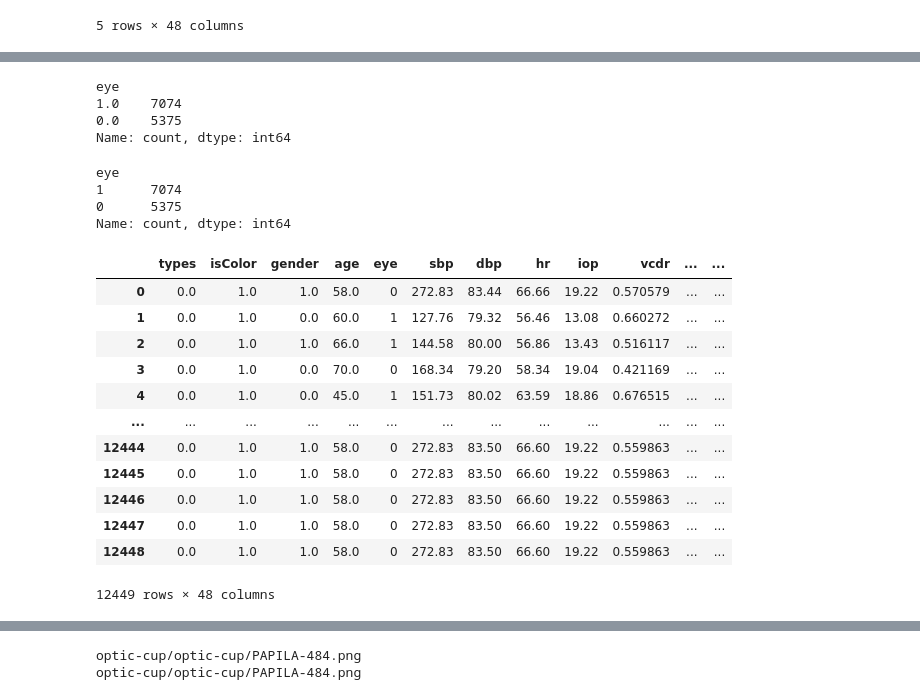
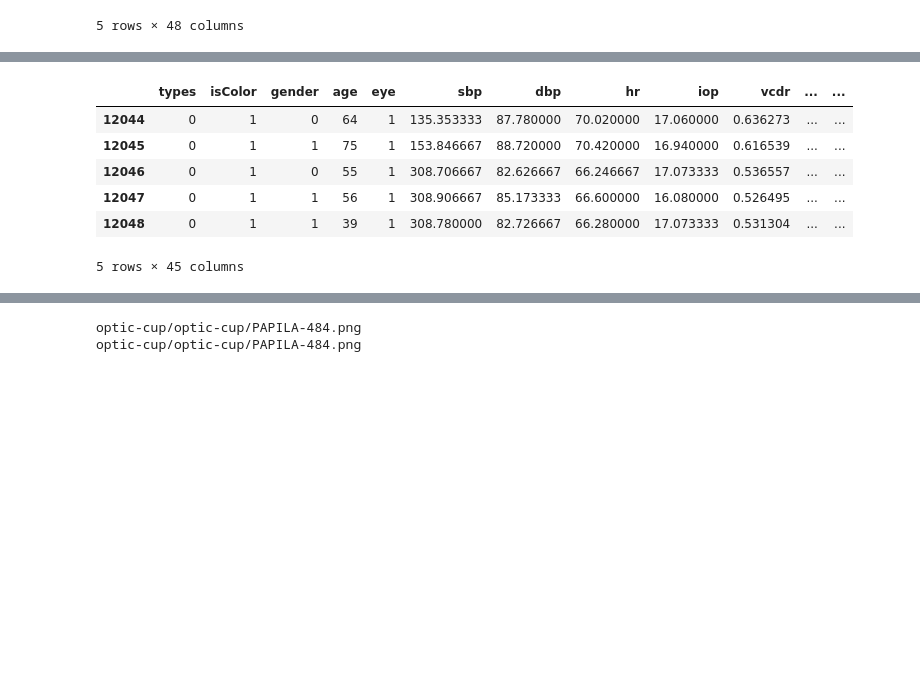
Before and after one commit to AhmedElZubair38/DISSERTATION, a Jupyter notebook: MOSTLY_Data_3/MODEL_2B.ipynb, the cells around one changed output, grey strips where cells are left out. Saved outputs shown, nothing was run; the diff lists cells and outputs as text; code cells hidden in the pictures; blank space fills up the shorter version.

```diff
--- a/MOSTLY_Data_3/MODEL_2B.ipynb
+++ b/MOSTLY_Data_3/MODEL_2B.ipynb
@@ -242,39 +194,0 @@ memory usage: 4.6+ MB
-# %%
-from sklearn.experimental import enable_iterative_imputer
-from sklearn.impute import IterativeImputer
-from sklearn.ensemble import RandomForestRegressor
-
-# Assuming 'data' is your original DataFrame
-
-# Separate the data into numerical and non-numerical subsets
-numerical_data = data.select_dtypes(include=[np.number])  # only numerical features
-
-# Check and fill columns with all NaN values
-for col in numerical_data.columns:
-    if numerical_data[col].isna().all():
-        numerical_data[col].fillna(0, inplace=True)  # or use another strategy
-
-# Check the number of columns before imputation
-print("Number of columns before imputation:", numerical_data.shape[1])
-
-# Initialize the IterativeImputer with a RandomForestRegressor
-imp = IterativeImputer(RandomForestRegressor(), max_iter=10, random_state=0)
-
-# Perform the imputation - fit and transform the numerical data
-numerical_data_imputed = imp.fit_transform(numerical_data)
-
-# Convert the imputed numerical data back to a pandas DataFrame
-# Debugging: Check the shape of the imputed data
-print("Shape of imputed data:", numerical_data_imputed.shape)
-
-# Create the DataFrame using the original column names
-# Here we're assuming that the columns should match the original
-# If not, adjust the columns parameter accordingly
-numerical_data_imputed = pd.DataFrame(numerical_data_imputed, columns=numerical_data.columns, index=numerical_data.index)
-
-# Combine the imputed numerical data back with the non-numerical data
-non_numerical_data = data.select_dtypes(exclude=[np.number])  # reselect to include changes
-data_imputed = pd.concat([numerical_data_imputed, non_numerical_data], axis=1)
-
-# Ensure the order of rows remains the same
-data_imputed = data_imputed.loc[data.index]
@@ -304,34 +263,12 @@ max        0.890000
-# %%
-data_imputed[["eye"]].value_counts()
-# %% [output]
-eye
-1.0    7074
-0.0    5375
-Name: count, dtype: int64
-# %%
-data_imputed['eye'] = data_imputed['eye'].round().astype(int)
-# %%
-data_imputed[["eye"]].value_counts()
-# %% [output]
-eye
-1      7074
-0      5375
-Name: count, dtype: int64
 # %%
 data = data_imputed
 
-data
+data.tail()
 # %% [output]
 |  | types | isColor | gender | age | eye | sbp | dbp | hr | iop | vcdr | ... | ... |
-| 0 | 0.0 | 1.0 | 1.0 | 58.0 | 0 | 272.83 | 83.44 | 66.66 | 19.22 | 0.570579 | ... | ... |
-| 1 | 0.0 | 1.0 | 0.0 | 60.0 | 1 | 127.76 | 79.32 | 56.46 | 13.08 | 0.660272 | ... | ... |
-| 2 | 0.0 | 1.0 | 1.0 | 66.0 | 1 | 144.58 | 80.00 | 56.86 | 13.43 | 0.516117 | ... | ... |
-| 3 | 0.0 | 1.0 | 0.0 | 70.0 | 0 | 168.34 | 79.20 | 58.34 | 19.04 | 0.421169 | ... | ... |
-| 4 | 0.0 | 1.0 | 0.0 | 45.0 | 1 | 151.73 | 80.02 | 63.59 | 18.86 | 0.676515 | ... | ... |
-| ... | ... | ... | ... | ... | ... | ... | ... | ... | ... | ... | ... | ... |
-| 12444 | 0.0 | 1.0 | 1.0 | 58.0 | 0 | 272.83 | 83.50 | 66.60 | 19.22 | 0.559863 | ... | ... |
-| 12445 | 0.0 | 1.0 | 1.0 | 58.0 | 0 | 272.83 | 83.50 | 66.60 | 19.22 | 0.559863 | ... | ... |
-| 12446 | 0.0 | 1.0 | 1.0 | 58.0 | 0 | 272.83 | 83.50 | 66.60 | 19.22 | 0.559863 | ... | ... |
-| 12447 | 0.0 | 1.0 | 1.0 | 58.0 | 0 | 272.83 | 83.50 | 66.60 | 19.22 | 0.559863 | ... | ... |
-| 12448 | 0.0 | 1.0 | 1.0 | 58.0 | 0 | 272.83 | 83.50 | 66.60 | 19.22 | 0.559863 | ... | ... |
+| 12044 | 0 | 1 | 0 | 64 | 1 | 135.353333 | 87.780000 | 70.020000 | 17.060000 | 0.636273 | ... | ... |
+| 12045 | 0 | 1 | 1 | 75 | 1 | 153.846667 | 88.720000 | 70.420000 | 16.940000 | 0.616539 | ... | ... |
+| 12046 | 0 | 1 | 0 | 55 | 1 | 308.706667 | 82.626667 | 66.246667 | 17.073333 | 0.536557 | ... | ... |
+| 12047 | 0 | 1 | 1 | 56 | 1 | 308.906667 | 85.173333 | 66.600000 | 16.080000 | 0.526495 | ... | ... |
+| 12048 | 0 | 1 | 1 | 39 | 1 | 308.780000 | 82.726667 | 66.280000 | 17.073333 | 0.531304 | ... | ... |
-12449 rows × 48 columns
+5 rows × 45 columns
```
Also changed, not shown: parts of 51 cells of this notebook, 1 other file.
